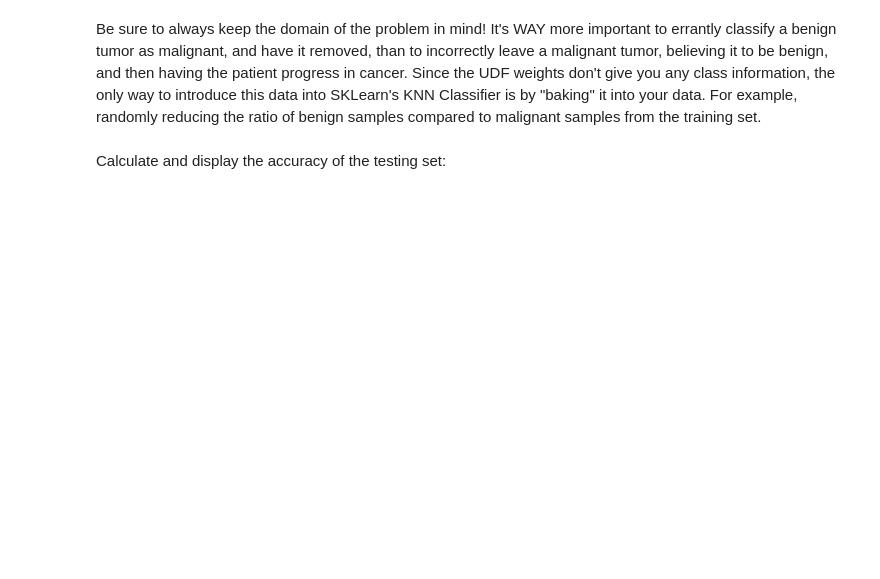
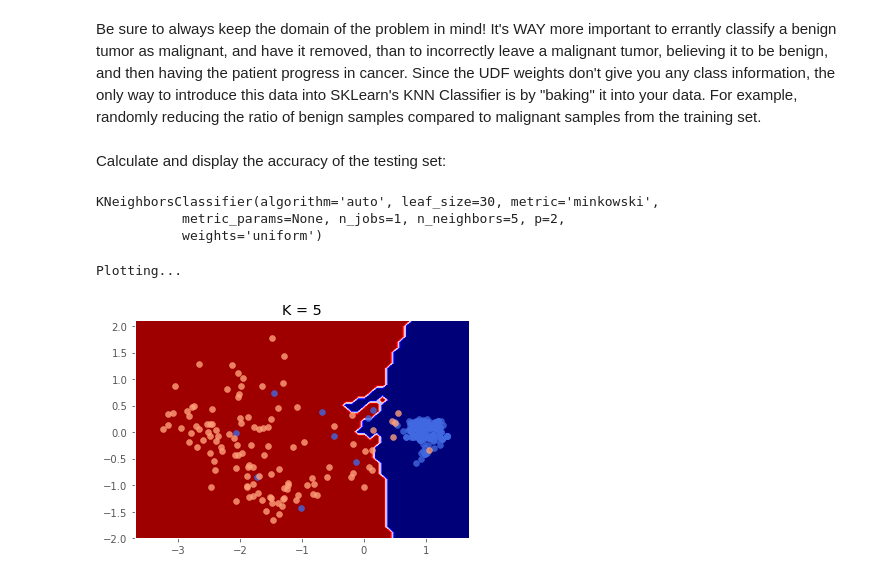
Before and after one commit to sandertan/DAT210x, a Jupyter notebook: Module5/Module5 - Lab7.ipynb, the cells around one changed output. Drawn from its saved outputs; the diff is of its cells as text; code cells hidden in the pictures; blank space fills up the shorter version.

```diff
--- a/Module5/Module5 - Lab7.ipynb
+++ b/Module5/Module5 - Lab7.ipynb
@@ -128,19 +150,19 @@ Experiment with the basic SKLearn preprocessing scalers. We know that the featur
 PCA and Isomap are your new best friends
 # %%
 model = None
+Test_PCA = False
 
 if Test_PCA:
     print('Computing 2D Principle Components')
     # TODO: Implement PCA here. Save your model into the variable 'model'.
     # You should reduce down to two dimensions.
-
-    # .. your code here ..
+    model = PCA(n_components=2, random_state=7)
 
 else:
     print('Computing 2D Isomap Manifold')
     # TODO: Implement Isomap here. Save your model into the variable 'model'
     # Experiment with K values from 5-10.
     # You should reduce down to two dimensions.
-
-    # .. your code here ..
+    model = Isomap(n_neighbors=5
+                   , n_components = 2)
 # %% [output]
@@ -152,2 +172,6 @@ Train your model against data_train, then transform both `data_train` and `data_
+# %%
+model.fit(X_train)
+X_train = model.transform(X_train)
+X_test= model.transform(X_test)
 # %% [markdown]
 Implement and train `KNeighborsClassifier` on your projected 2D training data here. You can name your variable `knmodel`. You can use any `K` value from 1 - 15, so play around with it and see what results you can come up. Your goal is to find a good balance where you aren't too specific (low-K), nor are you too general (high-K). You should also experiment with how changing the weights parameter affects the results.
@@ -155,0 +178,6 @@ Implement and train `KNeighborsClassifier` on your projected 2D training data he
+# %%
+for n in range(1,14):
+    print(n)
+    knn = KNeighborsClassifier(n_neighbors=n)
+    knn.fit(X_train, label_train)
+    print(knn.score(X_test, label_test))
@@ -162,2 +206,13 @@ Calculate and display the accuracy of the testing set:
+# %%
+n = 5
+knn = KNeighborsClassifier(n_neighbors=n)
+knn.fit(X_train, label_train)
+# %% [output]
+KNeighborsClassifier(algorithm='auto', leaf_size=30, metric='minkowski',
+           metric_params=None, n_jobs=1, n_neighbors=5, p=2,
+           weights='uniform')
 # %%
-plotDecisionBoundary(knmodel, X_test, y_test)
+plotDecisionBoundary(knn, X_test, label_test)
+# %% [output]
+Plotting...
+[figure, added]
```
Also changed, not shown: parts of 18 cells of this notebook.
